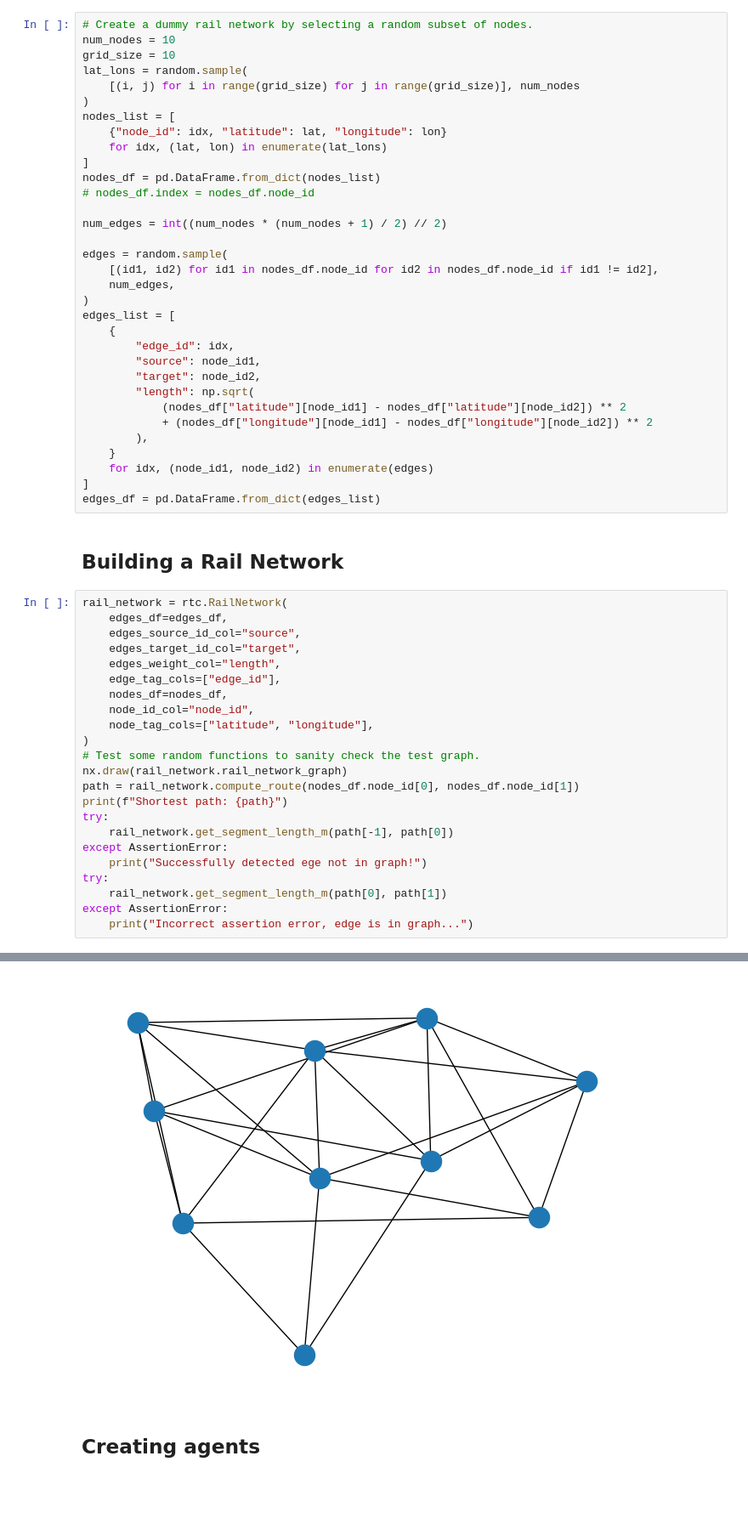
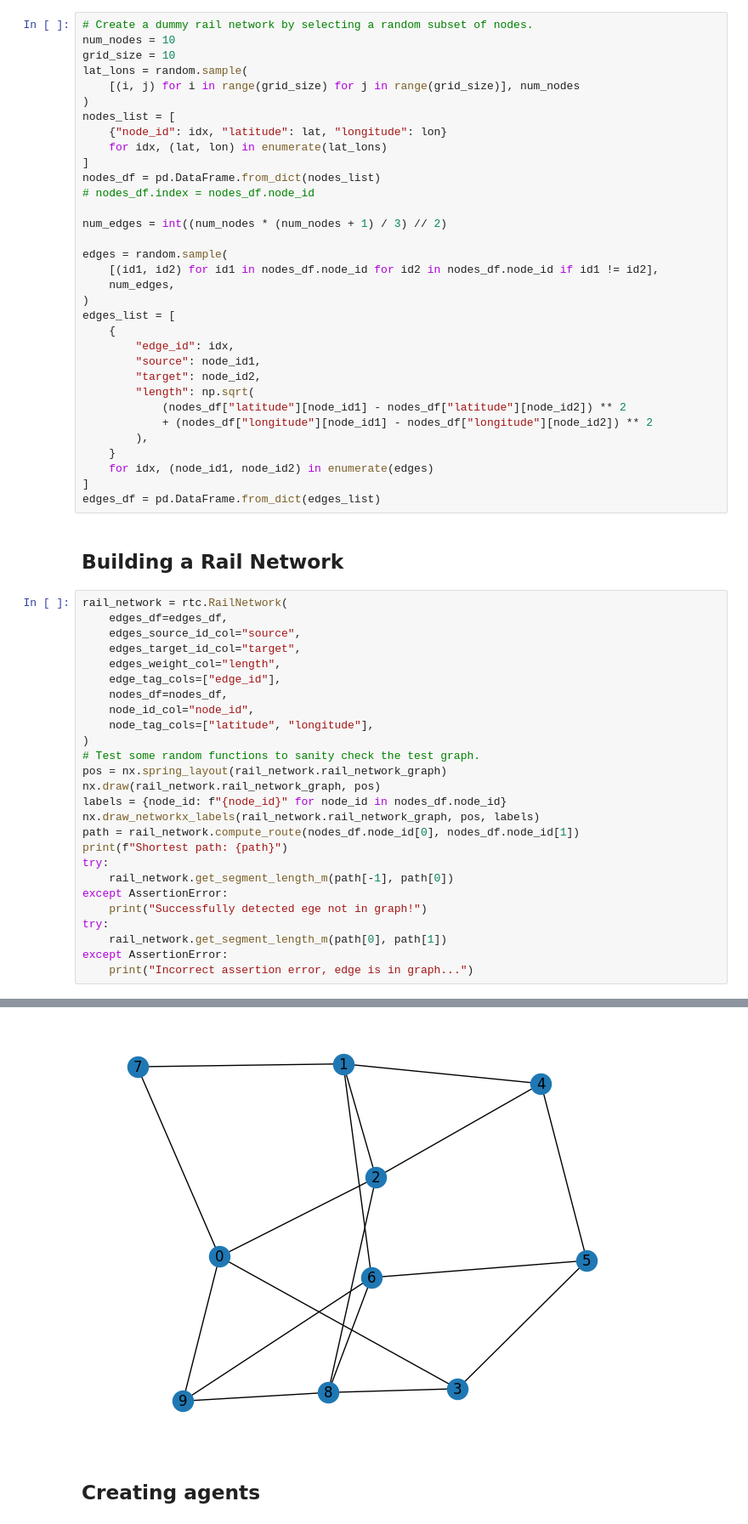
Before and after one commit to ps-jbunton/railroad-tycoon, a Jupyter notebook: railroadtycoon/sim/simpy_demo.ipynb, the cells around one changed output, grey strips where cells are left out. Shown at 85% size. Drawn from its saved outputs; the diff is of its cells as text; blank space fills up the shorter version.

```diff
--- a/railroadtycoon/sim/simpy_demo.ipynb
+++ b/railroadtycoon/sim/simpy_demo.ipynb
@@ -33,7 +33,7 @@ nodes_list = [
 nodes_df = pd.DataFrame.from_dict(nodes_list)
 # nodes_df.index = nodes_df.node_id
 
-num_edges = int((num_nodes * (num_nodes + 1) / 2) // 2)
+num_edges = int((num_nodes * (num_nodes + 1) / 3) // 2)
 
 edges = random.sample(
     [(id1, id2) for id1 in nodes_df.node_id for id2 in nodes_df.node_id if id1 != id2],
@@ -66,7 +66,10 @@ rail_network = rtc.RailNetwork(
     node_tag_cols=["latitude", "longitude"],
 )
 # Test some random functions to sanity check the test graph.
-nx.draw(rail_network.rail_network_graph)
+pos = nx.spring_layout(rail_network.rail_network_graph)
+nx.draw(rail_network.rail_network_graph, pos)
+labels = {node_id: f"{node_id}" for node_id in nodes_df.node_id}
+nx.draw_networkx_labels(rail_network.rail_network_graph, pos, labels)
 path = rail_network.compute_route(nodes_df.node_id[0], nodes_df.node_id[1])
 print(f"Shortest path: {path}")
 try:
@@ -83,4 +85,4 @@ Successfully detected ege not in graph!
-[figure, old version]
+[figure, new version]
 # %% [markdown]
 ## Creating agents
 # %% [markdown]
```
Also changed, not shown: parts of 8 cells of this notebook, 1 other file.
